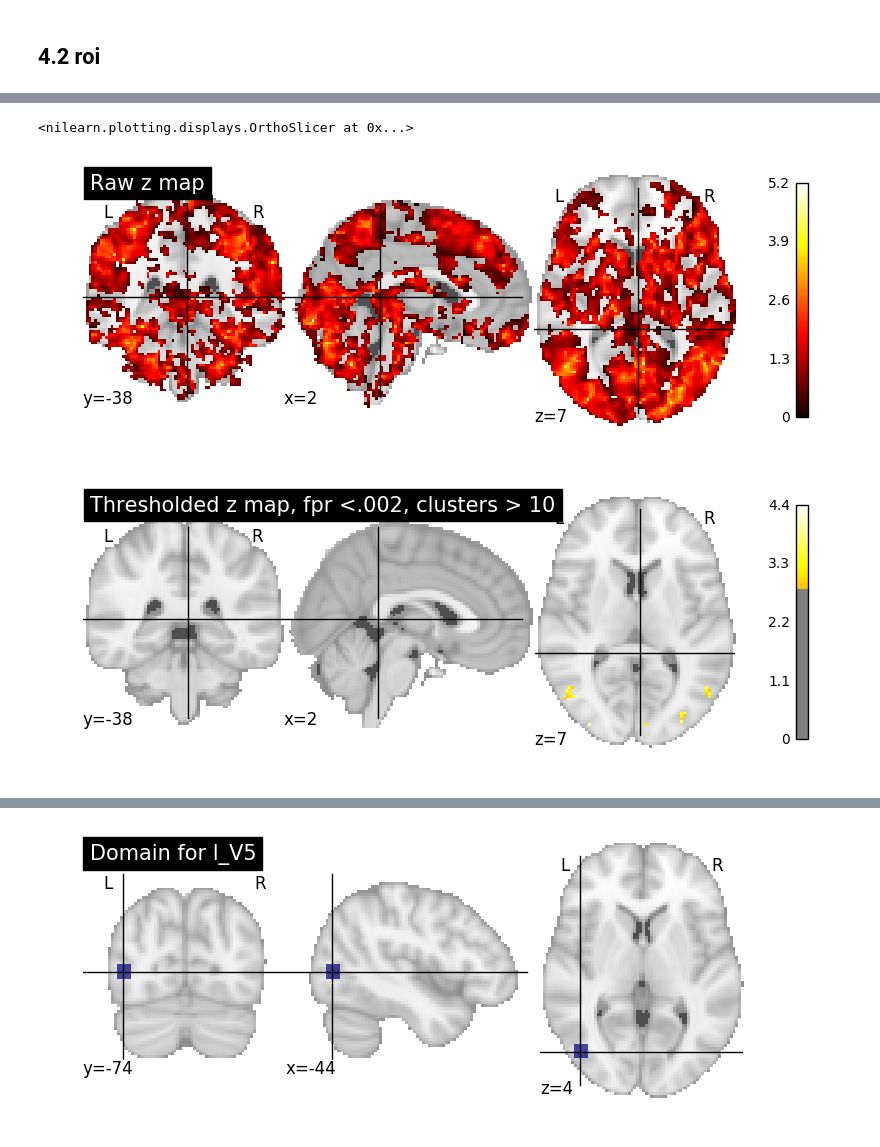
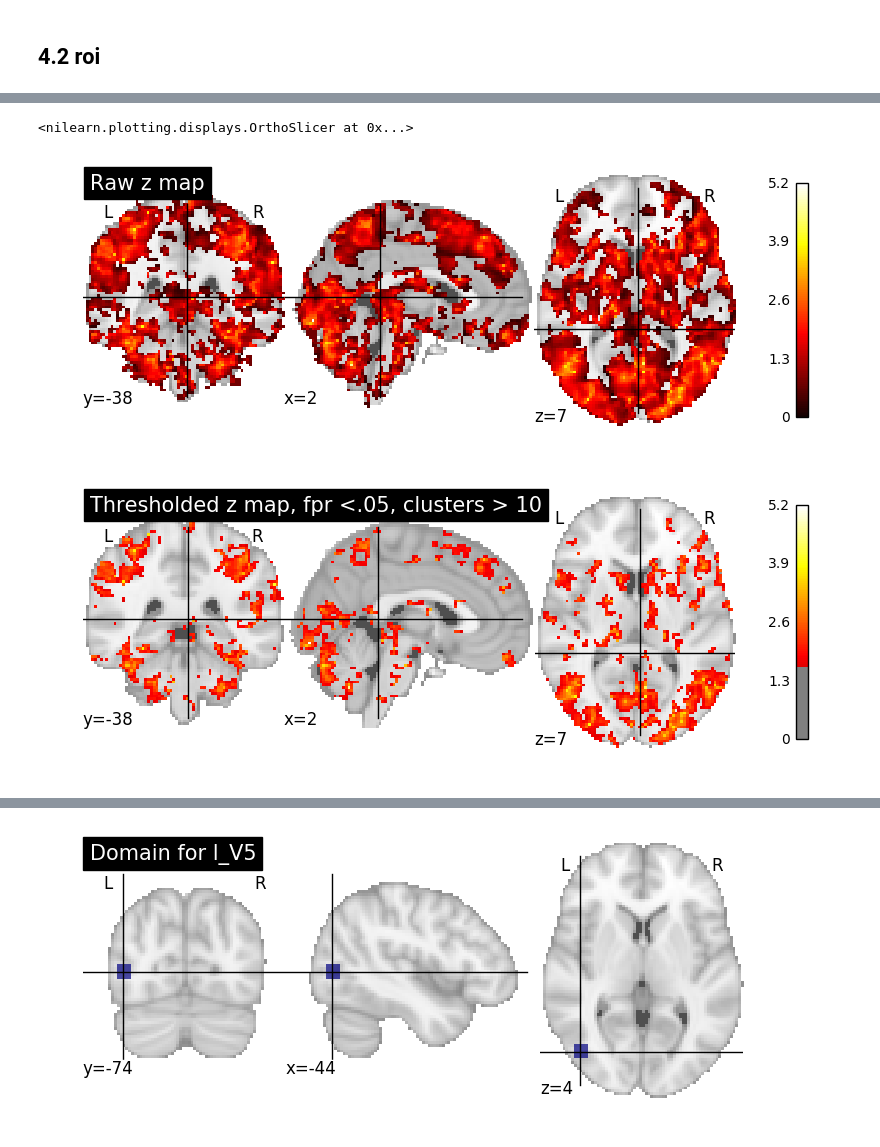
Before and after one commit to notakamilice/graduate_thesis, a Jupyter notebook: fmri_analysis_pipeline.ipynb, the cells around one changed output, grey strips where cells are left out. Saved outputs shown, nothing was run; the diff lists cells and outputs as text; code cells hidden in the pictures.

```diff
--- a/fmri_analysis_pipeline.ipynb
+++ b/fmri_analysis_pipeline.ipynb
@@ -1256,7 +1256,7 @@ json.dump(jsonify(options),
 %%time
 from nistats.thresholding import map_threshold
 thresholded_map, threshold = map_threshold(options['group_contrasts_zmaps'][0],
-                                           threshold=.002,
+                                           threshold=.05,
                                            height_control='fpr',
                                            cluster_threshold=10)
 # %% [output]
@@ -1264,11 +1264,11 @@ Wall time: 1.32 s
 # %%
 display = plotting.plot_stat_map(options['group_contrasts_zmaps'][0], title='Raw z map')
 plotting.plot_stat_map(thresholded_map, cut_coords=display.cut_coords, threshold=threshold,
-    title='Thresholded z map, fpr <.002, clusters > 10')
+    title='Thresholded z map, fpr <.05, clusters > 10')
 # %% [output]
 <nilearn.plotting.displays.OrthoSlicer at 0x...>
 [figure]
-[figure, old version]
+[figure, new version]
 # %%
 import nipy.labs.spatial_models.mroi as mroi
 from nipy.labs.spatial_models.discrete_domain import grid_domain_from_image
```
Also changed, not shown: parts of 13 cells of this notebook.
